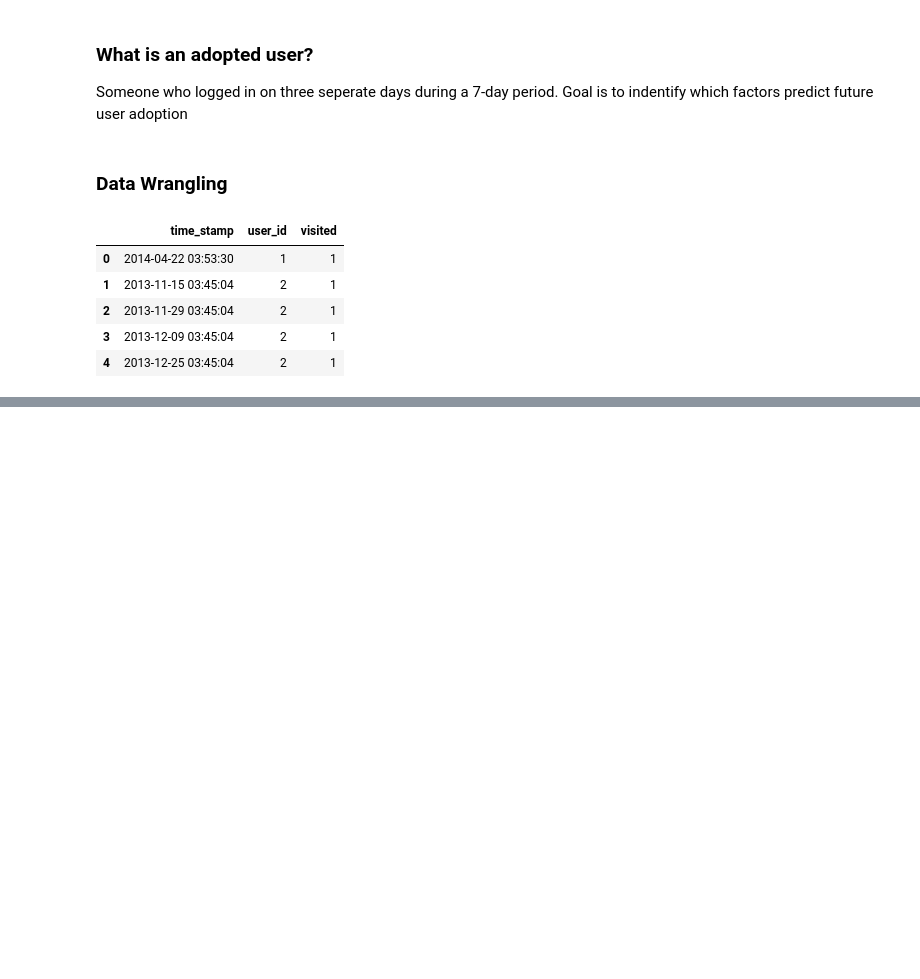
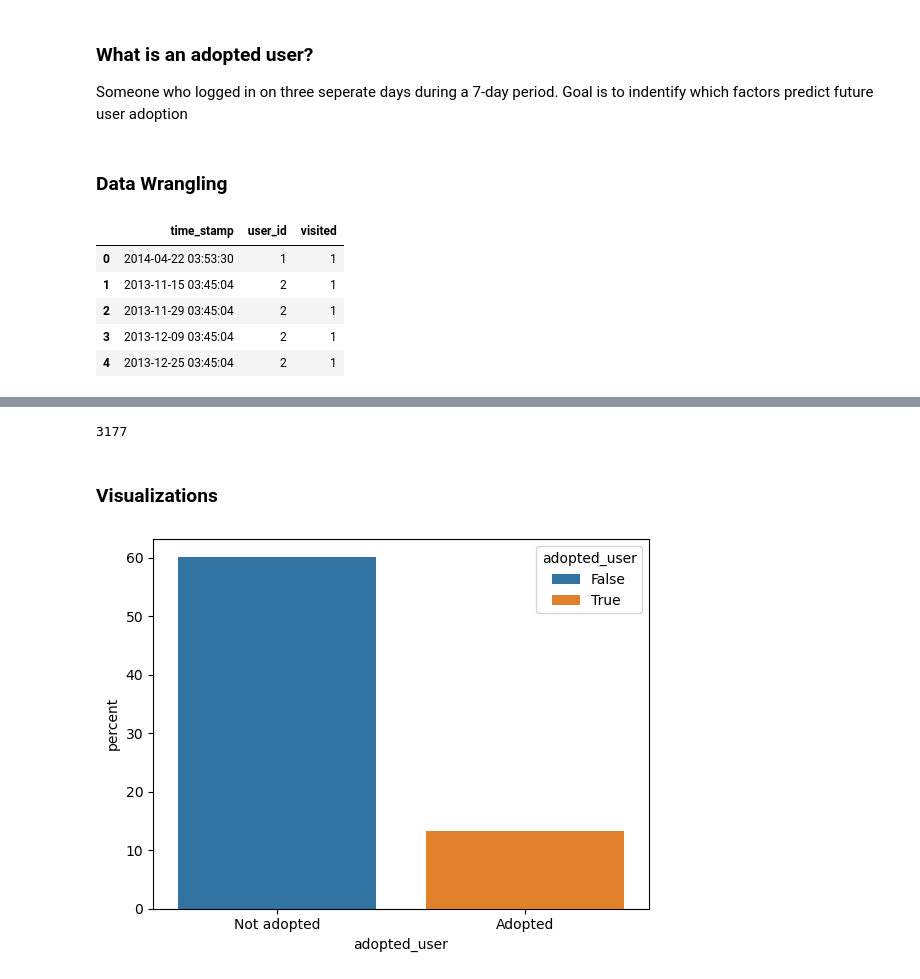
Before and after one commit to katemyer/DataScience, a Jupyter notebook: Relax Challenge/relax_challenge.ipynb, the cells around one changed output, grey strips where cells are left out. Cells and saved outputs as stored; diff of their text form; code cells hidden in the pictures; blank space fills up the shorter version.

```diff
--- a/Relax Challenge/relax_challenge.ipynb
+++ b/Relax Challenge/relax_challenge.ipynb
@@ -24,0 +239,19 @@ df_engagement.head()
+# %%
+# Function to show adopted users
+# reminder: adopted user is a user who has logged in at least 3 times within a 7 day window
+
+def is_adopted(eng_df):
+    # Get time range of engagement dataframe
+    start, end = eng_df.time_stamp.min(), eng_df.time_stamp.max()
+    # Create data frame of date range
+    dates = pd.date_range(start, end).to_frame(index=False, name='time_stamp')
+    # merge dates and engagement data frame
+    df_adopted = dates.merge(eng_df, on='time_stamp', how='left').fillna(0)
+    # Check for 3 engagements within a 7 day rolling window
+    return df_adopted['visited'].rolling(7).sum().max() >= 3
+# %%
+# go through all the users
+# checks each one using specific activity rule
+# gives you a final list showing who passed the check (is 'adopted') and who didn't
+adopted_users = df_eng_sorted.groupby('user_id').apply(is_adopted, include_groups=False ).reset_index(name='adopted_user')
+adopted_users.head(10)
@@ -24,0 +286,5 @@ df_engagement.head()
+# %%
+# merge the two datasets
+# using outer merge because want to keep all rows from both
+
+df_merged = pd.merge(df_users, adopted_users, on='user_id', how='outer')
@@ -24,0 +390,10 @@ df_engagement.head()
+# %%
+# create a new column in your DataFrame df_merged called invited_by_user
+# creates a simple flag (True/False) column
+# np.where(...): This function checks a condition for every row.
+# df['invited_by_user_id'].isna(): condition being checked, looks at the invited_by_user_id for each user
+# returns True if it's missing (NaN) and False if it has a value (an ID).
+# sets the value to True if the user was invited
+# sets the value to False if the user was not invited
+
+df_merged['invited_by_user'] = np.where(df_merged['invited_by_user_id'].isna(), False, True)
@@ -24,0 +419,13 @@ df_engagement.head()
+# %%
+# check for missing values in this newly created column
+df_merged.adopted_user.isna().sum()
+# %% [output]
+3177
+# %% [markdown]
+### Visualizations
+# %%
+# adopted vs not adopted users
+sns.countplot(x='adopted_user', data=df_merged, stat='percent', hue='adopted_user')
+plt.xticks([0,1], ['Not adopted', 'Adopted']);
+# %% [output]
+[figure, added]
```
Also changed, not shown: parts of 41 cells of this notebook.
